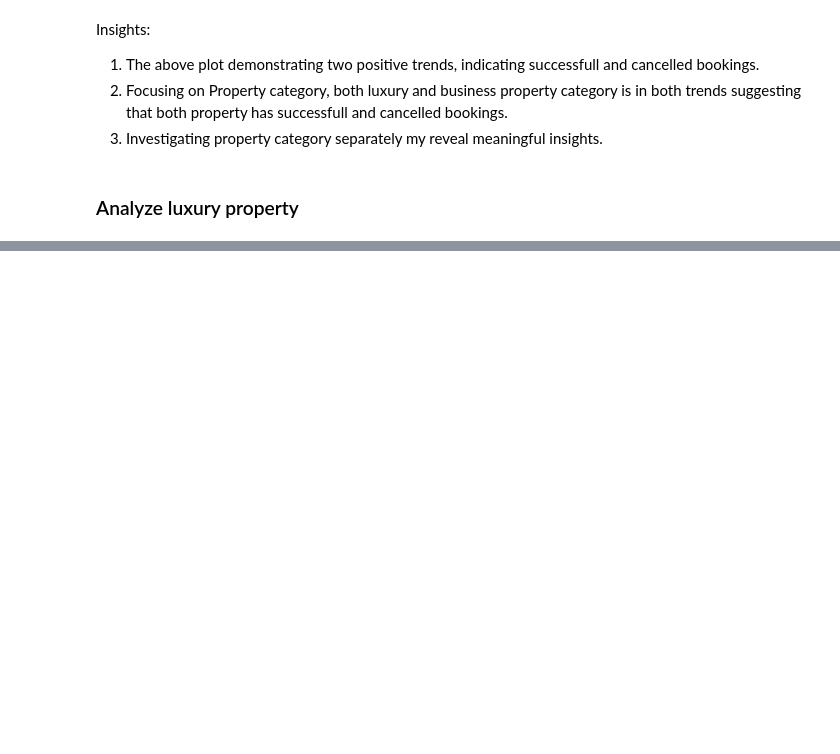
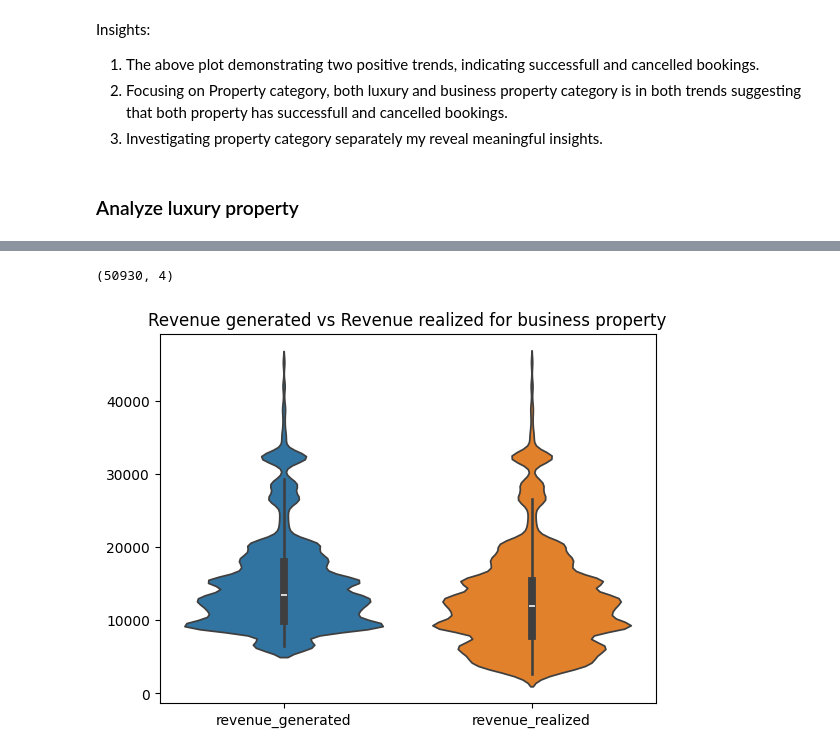
Before and after one commit to Bhuvi128/Hospitality-Revenue-Optimization-Data-analysis, a Jupyter notebook: Hospitality Revenue Optimzation.ipynb, the cells around one changed output, grey strips where cells are left out. Saved outputs shown, nothing was run; the diff lists cells and outputs as text; code cells hidden in the pictures; blank space fills up the shorter version.

```diff
--- a/Hospitality Revenue Optimzation.ipynb
+++ b/Hospitality Revenue Optimzation.ipynb
@@ -817,0 +848,3 @@ Insights:
+# %%
+business_prop = prop_cat_rev[prop_cat_rev['category'] == 'Business']
+business_prop.head()
@@ -817,0 +858,11 @@ Insights:
+# %%
+business_prop.shape
+# %% [output]
+(50930, 4)
+# %%
+sns.violinplot(business_prop)
+plt.title("Revenue generated vs Revenue realized for business property")
+plt.xticks(ticks = [0,1], labels = ['revenue_generated', 'revenue_realized'])
+plt.show()
+# %% [output]
+[figure, added]
```
Also changed, not shown: parts of 7 cells of this notebook.
